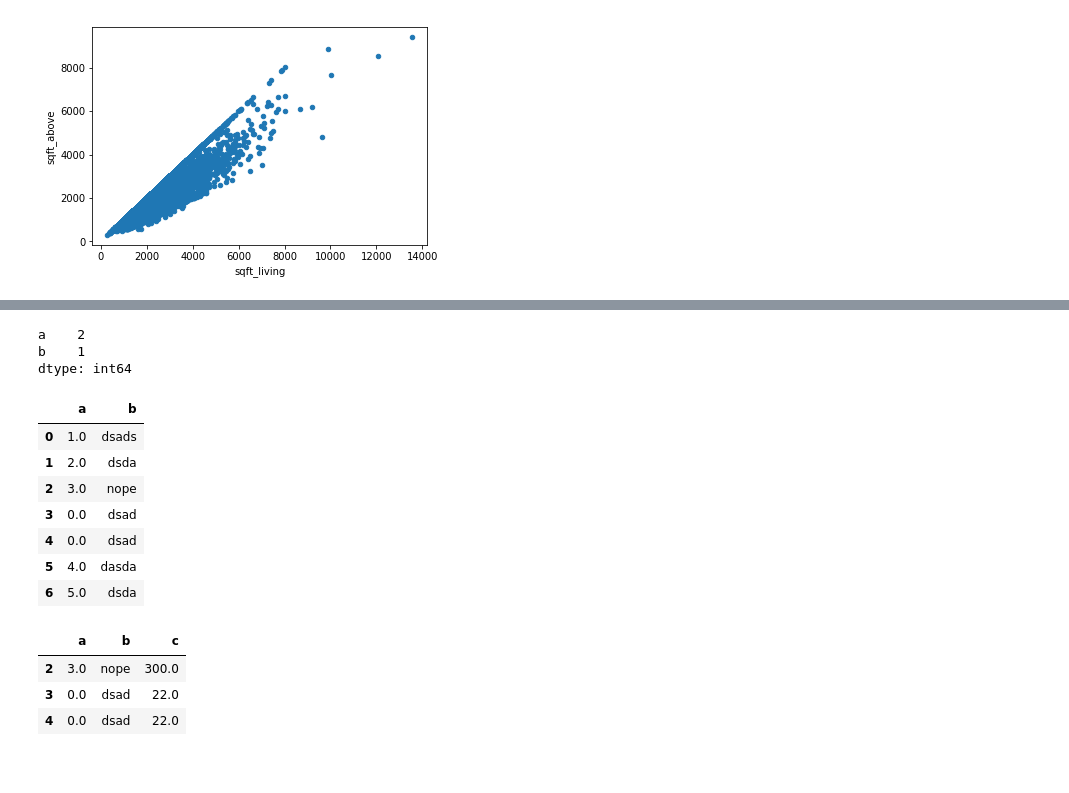
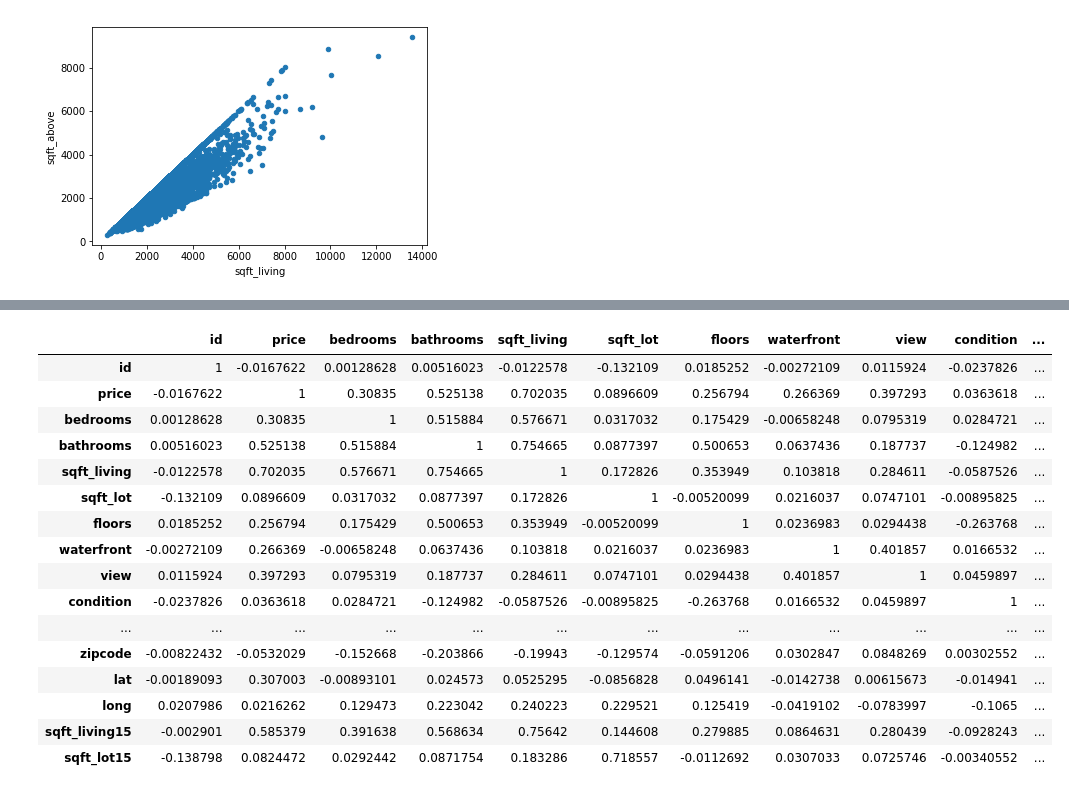
Before and after one commit to wouterdewinter/ai-captain, a Jupyter notebook: notebooks/demo-pandas.ipynb, the cells around one changed output, grey strips where cells are left out. Drawn from its saved outputs; the diff is of its cells as text; code cells hidden in the pictures; blank space fills up the shorter version.

```diff
--- a/notebooks/demo-pandas.ipynb
+++ b/notebooks/demo-pandas.ipynb
@@ -81,0 +122,4 @@ Name: bedrooms, dtype: int64
+# %%
+# Clip sqft_living to 10000; i.e. set sqft_living > 10000 to 10000, using mask
+df["sqft_living"] = df["sqft_living"].mask(df["sqft_living"] > 10000, 10000)
+df['sqft_living'].max()
@@ -82,6 +202,6 @@ Name: bedrooms, dtype: int64
 # %%
 # sorting
-df = data.sort_values('bathrooms', ascending=False).head()
+df.sort_values('bathrooms', ascending=False).head()
 # %% [output]
 |  | id | date | price | bedrooms | bathrooms | sqft_living | sqft_lot | floors | waterfront | view | ... |
 | 7252 | 6762700020 | 20141013T000000 | 7700000.0 | 6 | 8.00 | 12050 | 27600 | 2.5 | 0 | 3 | ... |
@@ -127,35 +222,25 @@ pd.get_dummies(data, columns=['condition'])
-# %%
-# create dataframe from series
-a = pd.Series([1, 2, 3, np.nan, np.nan, 4, 5])
-b = pd.Series(['dsads', 'dsda', np.nan, 'dsad', 'dsad', 'dasda', 'dsda'])
-df = pd.DataFrame({'a': a, 'b': b})
-
-# count missing values
-df.isna().sum()
-# %% [output]
-a    2
-b    1
-dtype: int64
-# %%
-# fill missing values
-df.a = df.a.fillna(0)
-df.b = df.b.fillna('nope')
-df.dropna()
-# %% [output]
-|  | a | b |
-| 0 | 1.0 | dsads |
-| 1 | 2.0 | dsda |
-| 2 | 3.0 | nope |
-| 3 | 0.0 | dsad |
-| 4 | 0.0 | dsad |
-| 5 | 4.0 | dasda |
-| 6 | 5.0 | dsda |
 # %%
 # merge
 df2 = pd.DataFrame([{'b': 'dsad', 'c': 22}, {'b': 'nope', 'c': 300}])
-pd.merge(df, df2, on='b', how='left').dropna()
+pd.merge(df1, df2, on='b', how='left').dropna()
-# %% [output]
-|  | a | b | c |
-| 2 | 3.0 | nope | 300.0 |
-| 3 | 0.0 | dsad | 22.0 |
-| 4 | 0.0 | dsad | 22.0 |
+# %%
+corr = df.corr()
+corr.style.background_gradient()
+# %% [output]
+|  | id | price | bedrooms | bathrooms | sqft_living | sqft_lot | floors | waterfront | view | condition | ... |
+| id | 1 | -0.0167622 | 0.00128628 | 0.00516023 | -0.0122578 | -0.132109 | 0.0185252 | -0.00272109 | 0.0115924 | -0.0237826 | ... |
+| price | -0.0167622 | 1 | 0.30835 | 0.525138 | 0.702035 | 0.0896609 | 0.256794 | 0.266369 | 0.397293 | 0.0363618 | ... |
+| bedrooms | 0.00128628 | 0.30835 | 1 | 0.515884 | 0.576671 | 0.0317032 | 0.175429 | -0.00658248 | 0.0795319 | 0.0284721 | ... |
+| bathrooms | 0.00516023 | 0.525138 | 0.515884 | 1 | 0.754665 | 0.0877397 | 0.500653 | 0.0637436 | 0.187737 | -0.124982 | ... |
+| sqft_living | -0.0122578 | 0.702035 | 0.576671 | 0.754665 | 1 | 0.172826 | 0.353949 | 0.103818 | 0.284611 | -0.0587526 | ... |
+| sqft_lot | -0.132109 | 0.0896609 | 0.0317032 | 0.0877397 | 0.172826 | 1 | -0.00520099 | 0.0216037 | 0.0747101 | -0.00895825 | ... |
+| floors | 0.0185252 | 0.256794 | 0.175429 | 0.500653 | 0.353949 | -0.00520099 | 1 | 0.0236983 | 0.0294438 | -0.263768 | ... |
+| waterfront | -0.00272109 | 0.266369 | -0.00658248 | 0.0637436 | 0.103818 | 0.0216037 | 0.0236983 | 1 | 0.401857 | 0.0166532 | ... |
+| view | 0.0115924 | 0.397293 | 0.0795319 | 0.187737 | 0.284611 | 0.0747101 | 0.0294438 | 0.401857 | 1 | 0.0459897 | ... |
+| condition | -0.0237826 | 0.0363618 | 0.0284721 | -0.124982 | -0.0587526 | -0.00895825 | -0.263768 | 0.0166532 | 0.0459897 | 1 | ... |
+| ... | ... | ... | ... | ... | ... | ... | ... | ... | ... | ... | ... |
+| zipcode | -0.00822432 | -0.0532029 | -0.152668 | -0.203866 | -0.19943 | -0.129574 | -0.0591206 | 0.0302847 | 0.0848269 | 0.00302552 | ... |
+| lat | -0.00189093 | 0.307003 | -0.00893101 | 0.024573 | 0.0525295 | -0.0856828 | 0.0496141 | -0.0142738 | 0.00615673 | -0.014941 | ... |
+| long | 0.0207986 | 0.0216262 | 0.129473 | 0.223042 | 0.240223 | 0.229521 | 0.125419 | -0.0419102 | -0.0783997 | -0.1065 | ... |
+| sqft_living15 | -0.002901 | 0.585379 | 0.391638 | 0.568634 | 0.75642 | 0.144608 | 0.279885 | 0.0864631 | 0.280439 | -0.0928243 | ... |
+| sqft_lot15 | -0.138798 | 0.0824472 | 0.0292442 | 0.0871754 | 0.183286 | 0.718557 | -0.0112692 | 0.0307033 | 0.0725746 | -0.00340552 | ... |
```
Also changed, not shown: parts of 21 cells of this notebook, 2 other files.
